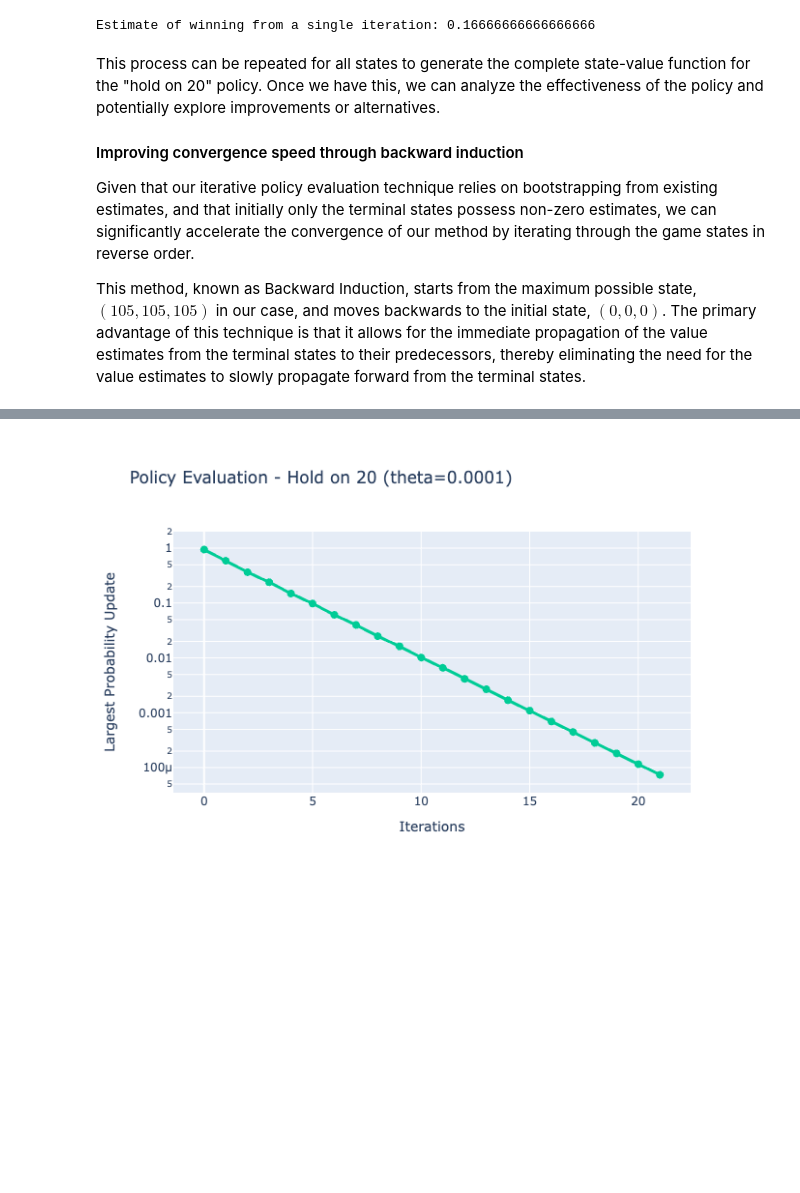
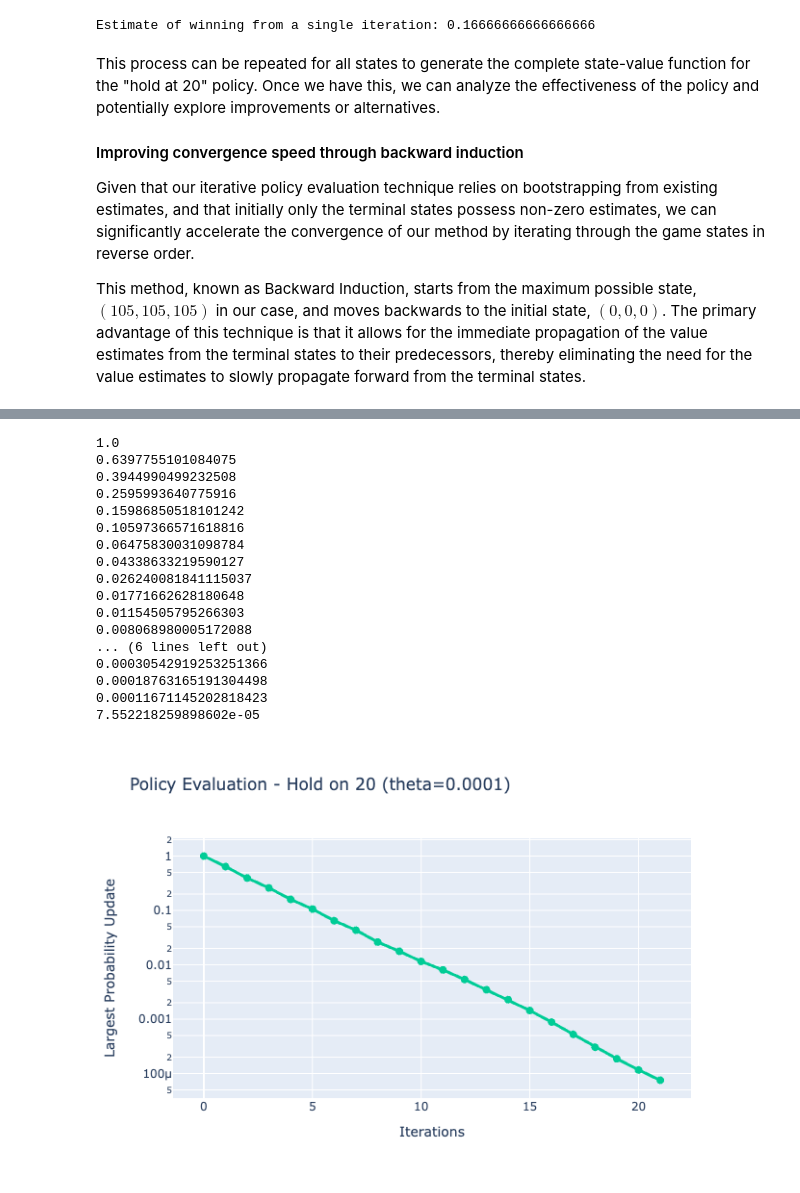
Before and after one commit to Auxeno/pig-dynamic-programming, a Jupyter notebook: pig-dynamic-programming.ipynb, the cells around one changed output, grey strips where cells are left out. Cells and saved outputs as stored; diff of their text form; code cells hidden in the pictures; blank space fills up the shorter version.

```diff
--- a/pig-dynamic-programming.ipynb
+++ b/pig-dynamic-programming.ipynb
@@ -284,7 +282,7 @@ print("Estimate of winning from a single iteration:", p[i,j,k])
 # %% [output]
 Estimate of winning from a single iteration: 0.16666666666666666
 # %% [markdown]
-This process can be repeated for all states to generate the complete state-value function for the "hold on 20" policy. Once we have this, we can analyze the effectiveness of the policy and potentially explore improvements or alternatives.
+This process can be repeated for all states to generate the complete state-value function for the "hold at 20" policy. Once we have this, we can analyze the effectiveness of the policy and potentially explore improvements or alternatives.
 
 
 #### Improving convergence speed through backward induction
@@ -292,21 +290,12 @@ Given that our iterative policy evaluation technique relies on bootstrapping fro
 
 This method, known as Backward Induction, starts from the maximum possible state, $(105, 105, 105)$ in our case, and moves backwards to the initial state, $(0, 0, 0)$. The primary advantage of this technique is that it allows for the immediate propagation of the value estimates from the terminal states to their predecessors, thereby eliminating the need for the value estimates to slowly propagate forward from the terminal states.
 # %%
-hold_at_20_policy = np.zeros((106, 106, 106))
-# Define the policy where we roll when k < 20 and i + k < 100
-for i in range(100 + 6):
-    for j in range(100 + 6):
-        for k in range(100 + 6):
-            if k < 20 and i + k < 100:
-                hold_at_20_policy[i, j, k] = 1  # 1 represents 'roll'
-
-# Function to evaluate our policy against an opponent's policy
-def iterative_policy_evaluation(policy, opponent_policy, theta=1e-4):
+# Function to evaluate our policy against itself
+def iterative_policy_evaluation(policy, theta=1e-4):
     '''
-    Performs iterative policy evaluation for a given policy against another policy.
+    Performs iterative policy evaluation for a given policy against itself.
     Parameters:
         policy: The policy being evaluated.
-        opponent_policy: The policy of the opponent.
         theta: A small value we use to decide when IPE has converged.
     Returns:
         V: The state-value funciton as a numpy array dimensions [i, j , k].
@@ -343,22 +332,15 @@ def iterative_policy_evaluation(policy, opponent_policy, theta=1e-4):
 
                     # If we hold according to the policy
                     if policy[i, j, k] == 0:
-                        # The new state is (j, i + k, 0) (opponent's turn)
-                        # The value of this state is 1 minus the value of the opponent playing its policy
-                        if opponent_policy[j, min(100, i + k), 0] == 0:
-                            V[i, j, k] = 1 - V[j, min(100, i + k), 0] # ----------Good to here
-                        elif opponent_policy[j, min(100, i + k), 0] == 1:
-                            v_opponent_roll = V[min(100, i + k), j, 0] / 6  # Opponent rolling a 1
-                            for roll in range(2, 7):  # Opponent rolling 2, 3, 4, 5, 6
-                                v_opponent_roll += V[j, min(100, i + k), roll] / 6
-                            V[i, j, k] = 1 - v_opponent_roll
+                        # This assumes opponent plays the same strategy as us.
+                        V[i, j, k] = 1 - V[j, min(100, i + k), 0]
 
                     # If we roll according to the policy
                     elif policy[i, j, k] == 1:
                         # Consider all possible outcomes: rolling 1, 2, 3, 4, 5, or 6
                         v_roll = (1 - V[j, i, 0]) / 6  # Rolling a 1
                         for roll in range(2, 7):  # Rolling 2, 3, 4, 5, 6
-                            v_roll += V[i, j, k + roll] / 6
+                            v_roll += V[i, j, min(100, k + roll)] / 6
                         V[i, j, k] = v_roll
 
                     # Update delta
@@ -386,37 +368,62 @@ def plot_policy_evaluation_convergence(delta_values, title = ""):
         marker=dict( # Configuring markers
             size=8,
             color='#00CC96',
         ),
         line=dict( # Configuring line
             width = 3,
             color='#00CC96',
         ),
         hovertemplate='Iterations: %{x}<br>Largest Prob Update: %{y}',  # custom hover template
         name='Largest Probability Update',  # name of the trace
     ))
 
     # Set title and labels
     fig.update_layout(
         title='Policy Evaluation ' + title,
         xaxis_title='Iterations',
         yaxis_title='Largest Probability Update',
     )
 
     # Set y-axis to logarithmic scale
     fig.update_yaxes(type='log')
 
     # Show the plot
     fig.show()
 
+
+hold_at_20_policy = np.zeros((106, 106, 106))
+# Define the policy where we roll when k < 20 and i + k < 100
+for i in range(100 + 6):
+    for j in range(100 + 6):
+        for k in range(100 + 6):
+            if k < 20 and i + k < 100:
+                hold_at_20_policy[i, j, k] = 1  # 1 represents 'roll'
+
 policy_to_evaluate = hold_at_20_policy
-opponent_policy = hold_at_20_policy
 
 theta=1e-4
-V, delta_list = iterative_policy_evaluation(policy_to_evaluate, opponent_policy, theta=theta)
-plot_policy_evaluation_convergence(delta_list, f"- Hold on 20 (theta={theta})")
+V, delta_list = iterative_policy_evaluation(policy_to_evaluate, theta=theta)
+plot_policy_evaluation_convergence(delta_list, f"- Hold at 20 (theta={theta})")
 # %% [output]
 [interactive output not drawn]
+1.0
+0.6397755101084075
+0.3944990499232508
+0.2595993640775916
+0.15986850518101242
+0.10597366571618816
+0.06475830031098784
+0.04338633219590127
+0.026240081841115037
+0.01771662628180648
+0.01154505795266303
+0.008068980005172088
+... (6 lines left out)
+0.00030542919253251366
+0.00018763165191304498
+0.00011671145202818423
+7.552218259898602e-05
-[figure, old version]
+[figure, new version]
 # %% [markdown]
 # Developing an Optimal Strategy Against 'Hold at 20' Using Generalized Policy Iteration (GPI)
 
```
Also changed, not shown: parts of 7 cells of this notebook, 1 other file.
